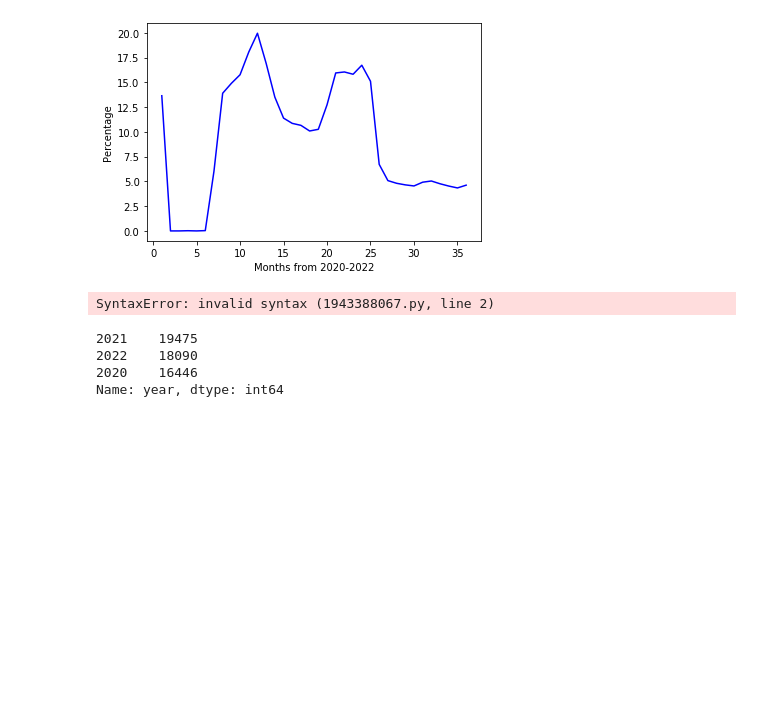
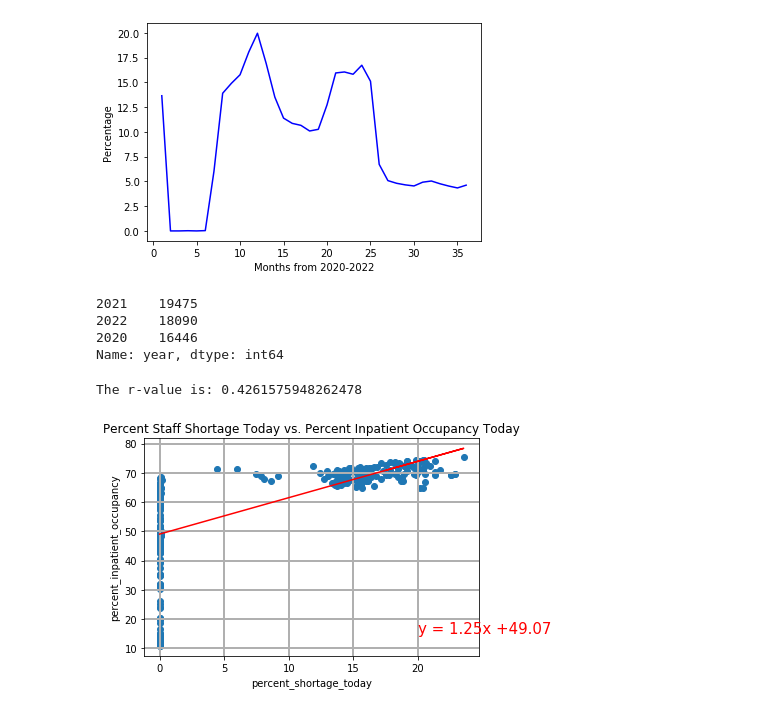
Before and after one commit to nkeplinger/healthcare_module7, a Jupyter notebook: nicolette_code_in_progress.ipynb, the cells around one changed output. Saved outputs shown, nothing was run; the diff lists cells and outputs as text; code cells hidden in the pictures; blank space fills up the shorter version.

Commit message:
updates with plots so far

```diff
--- a/nicolette_code_in_progress.ipynb
+++ b/nicolette_code_in_progress.ipynb
@@ -207,8 +210,3 @@ plt.ylabel("Percentage")
 plt.show()
 # %% [output]
 [figure]
-# %%
-scatterplot? Adult and shortage Pediatric and shortages?
-Stats on data? mean? categorize to low, meddium, high? sizes of dots in plot?
-# %% [output]
-SyntaxError: invalid syntax (1943388067.py, line 2)
@@ -279,3 +274,34 @@ date_2022_group_df.to_csv('date_2022_group_df.csv')
 #group and shift for previous day admision:
 #previous_day_admission_adult_covid_confirmed
 #previous_day_admission_pediatric_covid_confirmed
+# %%
+#create scatter plot shortage vs percent inpatient 2020
+x_values = date_2020_group_df['percent_shortage_today']
+y_values = date_2020_group_df['percent_inpatient_occupancy']
+plt.scatter(x_values,y_values)
+
+# Incorporate the other graph properties
+plt.title("Percent Staff Shortage Today vs. Percent Inpatient Occupancy Today")
+plt.xlabel('percent_shortage_today')
+plt.ylabel('percent_inpatient_occupancy')
+# add dot size and color outline
+plt.grid(linestyle='-', linewidth=2)
+
+(slope, intercept, rvalue, pvalue, stderr) = stats.linregress(x_values, y_values)
+regress_values = x_values * slope + intercept
+line_eq = "y = " + str(round(slope,2)) + "x +" + str(round(intercept,2))
+
+
+plt.plot(x_values,regress_values,"r-")
+# Label plot and annotate the line equation
+
+plt.annotate(line_eq,(20,15),fontsize=15,color="red")
+
+print(f"The r-value is: {rvalue**2}")
+
+# Show plot
+#plt.tight_layout()
+plt.show()
+# %% [output]
+The r-value is: 0.4261575948262478
+[figure, added]
```
Also changed, not shown: parts of 9 cells of this notebook.
